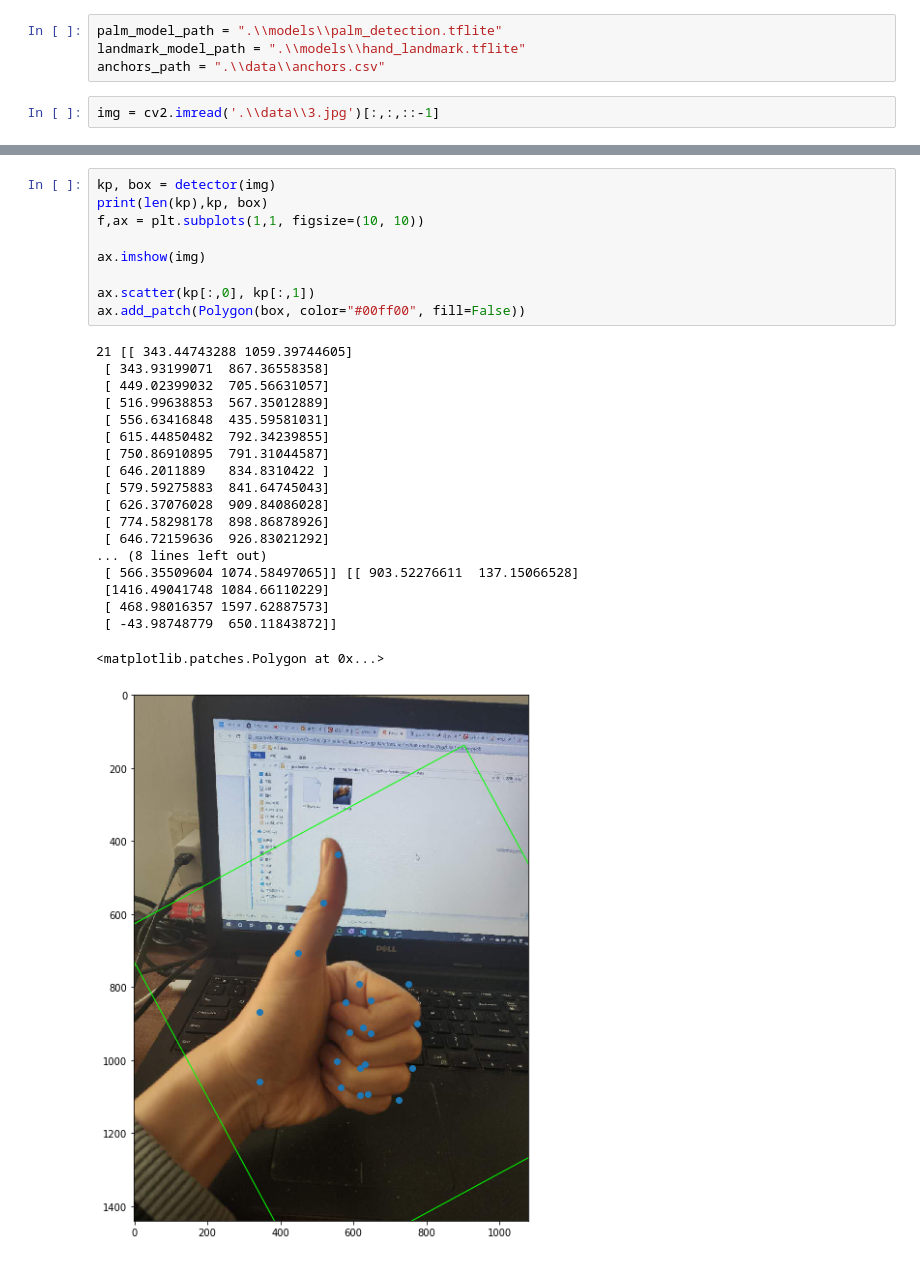
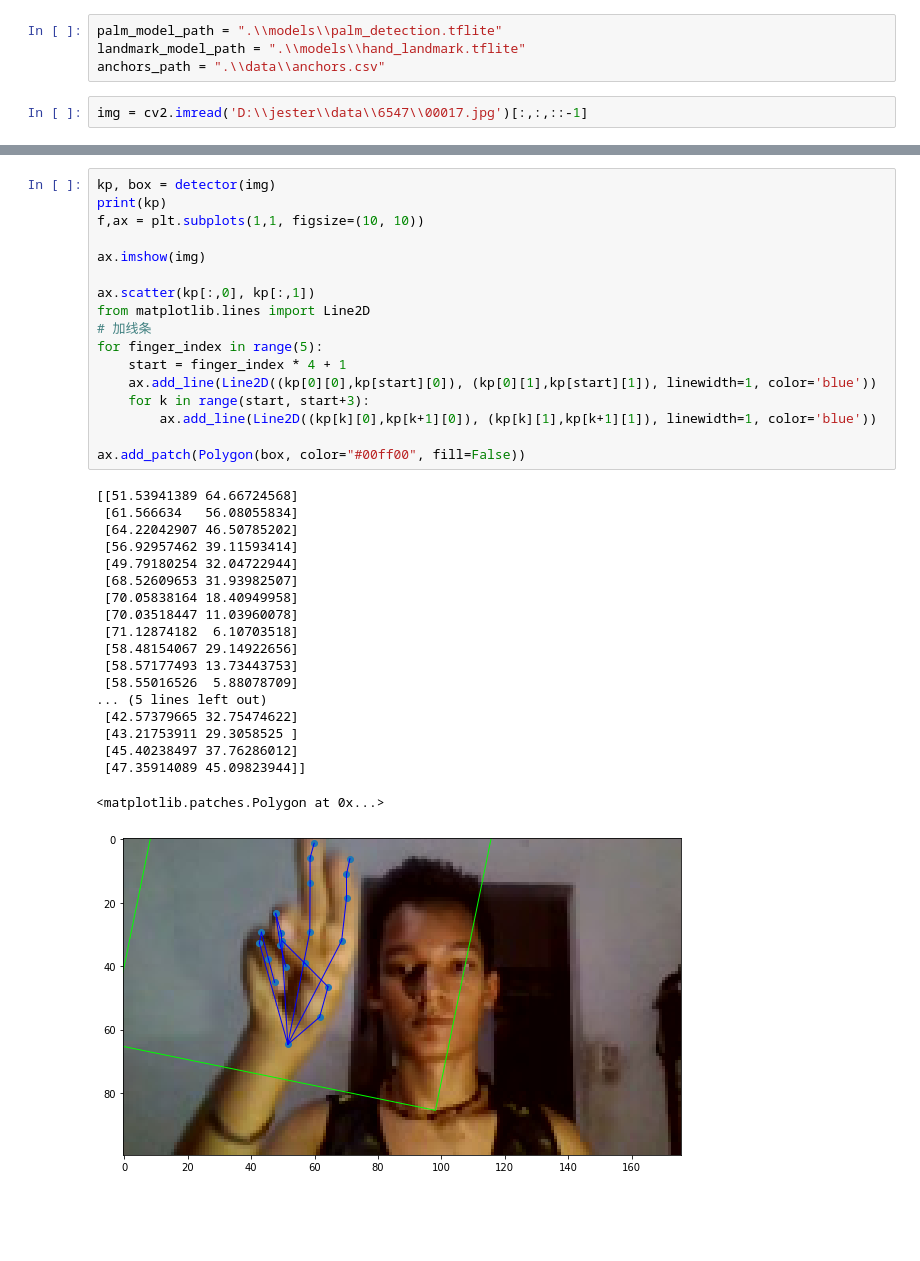
Before and after one commit to SYSU-RealTimeHandGesture-2020/papers, a Jupyter notebook: gg_handtracking/python-handtracking/hand_model.ipynb, the cells around one changed output, grey strips where cells are left out. Drawn from its saved outputs; the diff is of its cells as text; blank space fills up the shorter version.

```diff
--- a/gg_handtracking/python-handtracking/hand_model.ipynb
+++ b/gg_handtracking/python-handtracking/hand_model.ipynb
@@ -18,4 +21,4 @@ palm_model_path = ".\\models\\palm_detection.tflite"
 landmark_model_path = ".\\models\\hand_landmark.tflite"
 anchors_path = ".\\data\\anchors.csv"
 # %%
-img = cv2.imread('.\\data\\3.jpg')[:,:,::-1]
+img = cv2.imread('D:\\jester\\data\\6547\\00017.jpg')[:,:,::-1]
@@ -28,29 +34,37 @@ detector = HandTracker(palm_model_path, landmark_model_path, anchors_path,
 # %%
 kp, box = detector(img)
-print(len(kp),kp, box)
+print(kp)
 f,ax = plt.subplots(1,1, figsize=(10, 10))
 
 ax.imshow(img)
 
 ax.scatter(kp[:,0], kp[:,1])
+from matplotlib.lines import Line2D
+# 加线条
+for finger_index in range(5):
+    start = finger_index * 4 + 1
+    ax.add_line(Line2D((kp[0][0],kp[start][0]), (kp[0][1],kp[start][1]), linewidth=1, color='blue'))
+    for k in range(start, start+3):
+        ax.add_line(Line2D((kp[k][0],kp[k+1][0]), (kp[k][1],kp[k+1][1]), linewidth=1, color='blue'))
+
 ax.add_patch(Polygon(box, color="#00ff00", fill=False))
 # %% [output]
-21 [[ 343.44743288 1059.39744605]
- [ 343.93199071  867.36558358]
- [ 449.02399032  705.56631057]
- [ 516.99638853  567.35012889]
- [ 556.63416848  435.59581031]
- [ 615.44850482  792.34239855]
- [ 750.86910895  791.31044587]
- [ 646.2011889   834.8310422 ]
- [ 579.59275883  841.64745043]
- [ 626.37076028  909.84086028]
- [ 774.58298178  898.86878926]
- [ 646.72159636  926.83021292]
-... (8 lines left out)
- [ 566.35509604 1074.58497065]] [[ 903.52276611  137.15066528]
- [1416.49041748 1084.66110229]
- [ 468.98016357 1597.62887573]
- [ -43.98748779  650.11843872]]
+[[51.53941389 64.66724568]
+ [61.566634   56.08055834]
+ [64.22042907 46.50785202]
+ [56.92957462 39.11593414]
+ [49.79180254 32.04722944]
+ [68.52609653 31.93982507]
+ [70.05838164 18.40949958]
+ [70.03518447 11.03960078]
+ [71.12874182  6.10703518]
+ [58.48154067 29.14922656]
+ [58.57177493 13.73443753]
+ [58.55016526  5.88078709]
+... (5 lines left out)
+ [42.57379665 32.75474622]
+ [43.21753911 29.3058525 ]
+ [45.40238497 37.76286012]
+ [47.35914089 45.09823944]]
 <matplotlib.patches.Polygon at 0x...>
-[figure, old version]
+[figure, new version]
```
Also changed, not shown: parts of 8 cells of this notebook, 13 other files.
